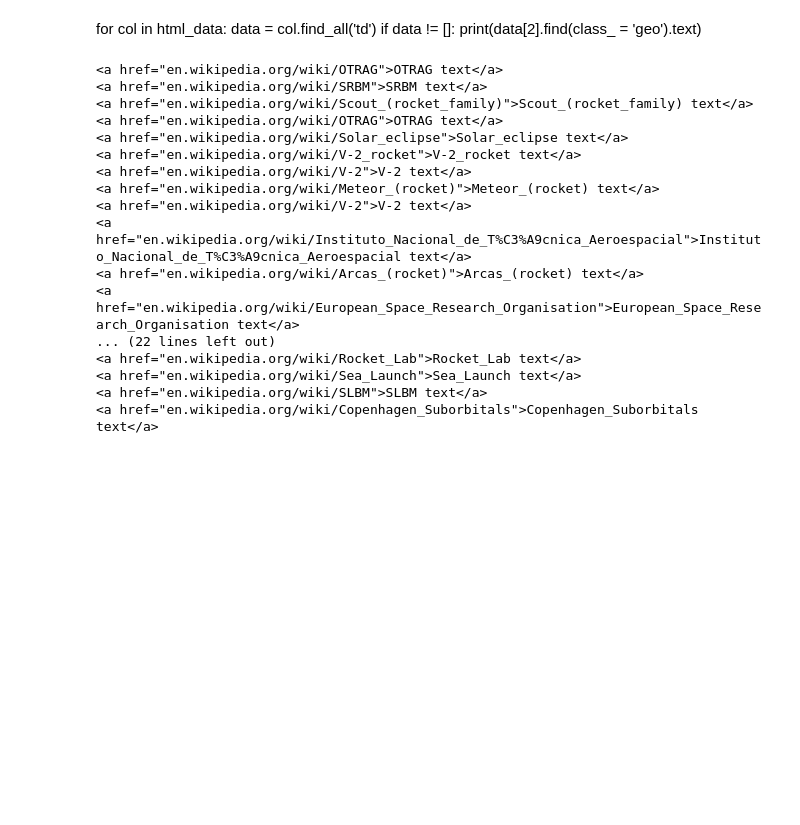
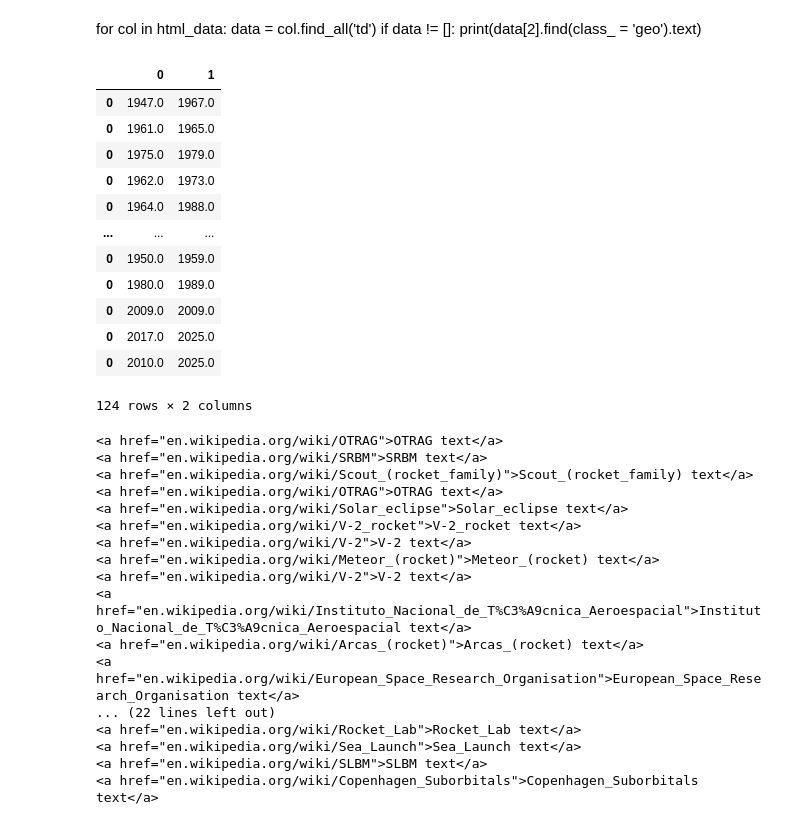
Before and after one commit to alisonands/Rockets-map, a Jupyter notebook: data/rocket_sites.ipynb, the cells around one changed output. Cells and saved outputs as stored; diff of their text form; code cells hidden in the pictures; blank space fills up the shorter version.

```diff
--- a/data/rocket_sites.ipynb
+++ b/data/rocket_sites.ipynb
@@ -119,3 +124,47 @@ df.to_json('country_data.json', orient = 'split')
+# %%
+current_year = datetime.now().year
+def extract_dates(period):
+    # Case 1: year range like '1947–1967' or '1980-2000'
+    match = re.match(r'(\d{4})\D+(\d{4})', period)
+    if match:
+        return int(match.group(1)), int(match.group(2))
+
+    # Case 2: decade like '1950s'
+    match = re.match(r'(\d{4})s', period)
+    if match:
+        start = int(match.group(1))
+        end = start + 9
+        return start, end
+
+    # Case 3: single year like '2010'
+    match = re.match(r'^\d{4}$', period)
+    if match:
+        year = int(match.group(0))
+        return year, year
+
+    match = re.match(r'(\d{4})\D+$', period)
+    if match:
+        return int(match.group(1)), current_year
+
+    # Unknown format
+    return np.nan, np.nan
+
+# Apply the extraction
+df['Operational date'].apply(lambda x: pd.Series(extract_dates(x)))
+# %% [output]
+|  | 0 | 1 |
+| 0 | 1947.0 | 1967.0 |
+| 0 | 1961.0 | 1965.0 |
+| 0 | 1975.0 | 1979.0 |
+| 0 | 1962.0 | 1973.0 |
+| 0 | 1964.0 | 1988.0 |
+| ... | ... | ... |
+| 0 | 1950.0 | 1959.0 |
+| 0 | 1980.0 | 1989.0 |
+| 0 | 2009.0 | 2009.0 |
+| 0 | 2017.0 | 2025.0 |
+| 0 | 2010.0 | 2025.0 |
+124 rows × 2 columns
 # %%
 for i, table in enumerate (soup.find_all('table', class_='wikitable sortable')):
     # print(table.find_all('tr'))
```
Also changed, not shown: parts of 2 cells of this notebook.
